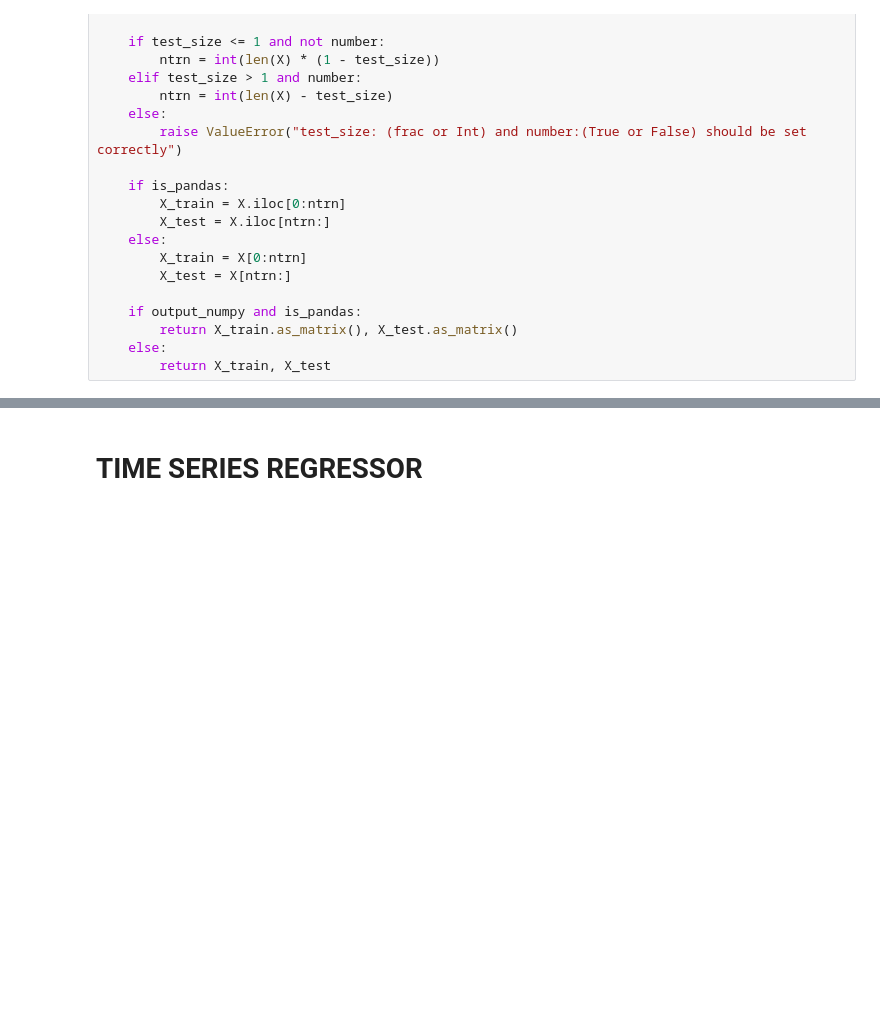
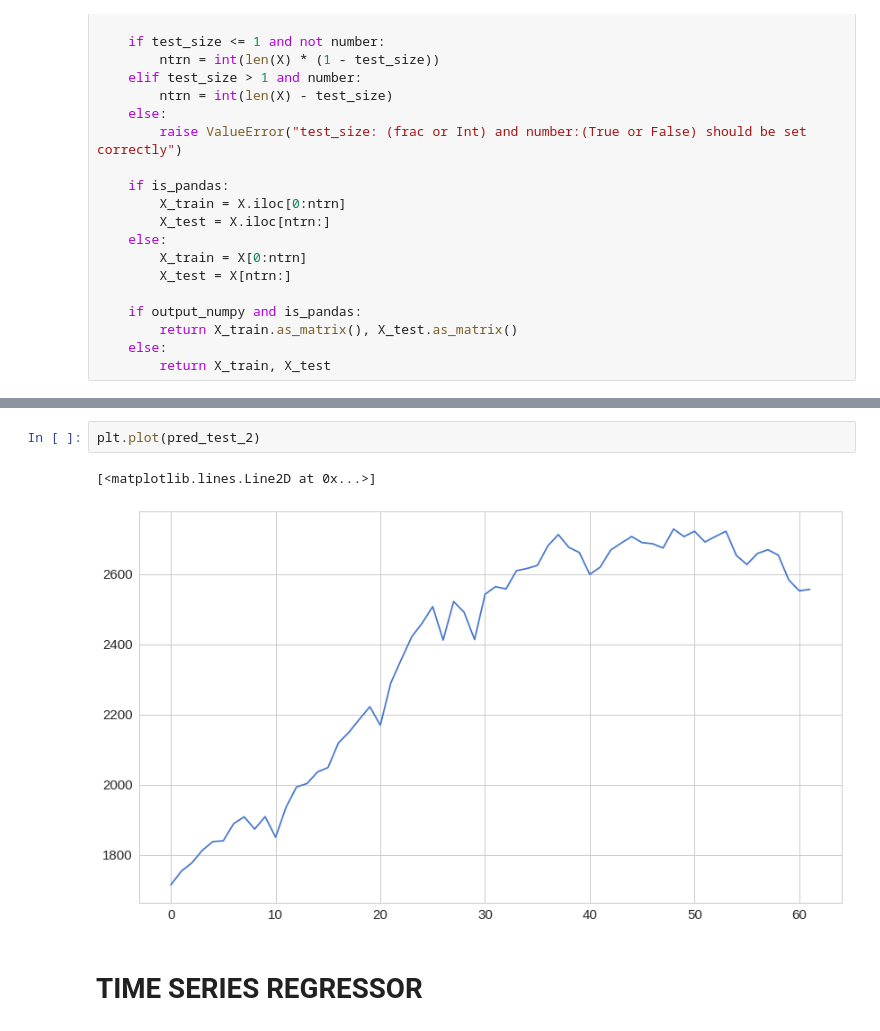
Before and after one commit to Anotherother/pricePrediction, a Jupyter notebook: DevelopingModels/TS Estimator.ipynb, the cells around one changed output, grey strips where cells are left out. Drawn from its saved outputs; the diff is of its cells as text; blank space fills up the shorter version.

```diff
--- a/DevelopingModels/TS Estimator.ipynb
+++ b/DevelopingModels/TS Estimator.ipynb
@@ -92,3 +103,8 @@ plt.show()
+# %%
+plt.plot(pred_test_2)
+# %% [output]
+[<matplotlib.lines.Line2D at 0x...>]
+[figure, added]
 # %% [markdown]
 # TIME SERIES REGRESSOR
 # %%
```
Also changed, not shown: parts of 13 cells of this notebook, 20 other files.
